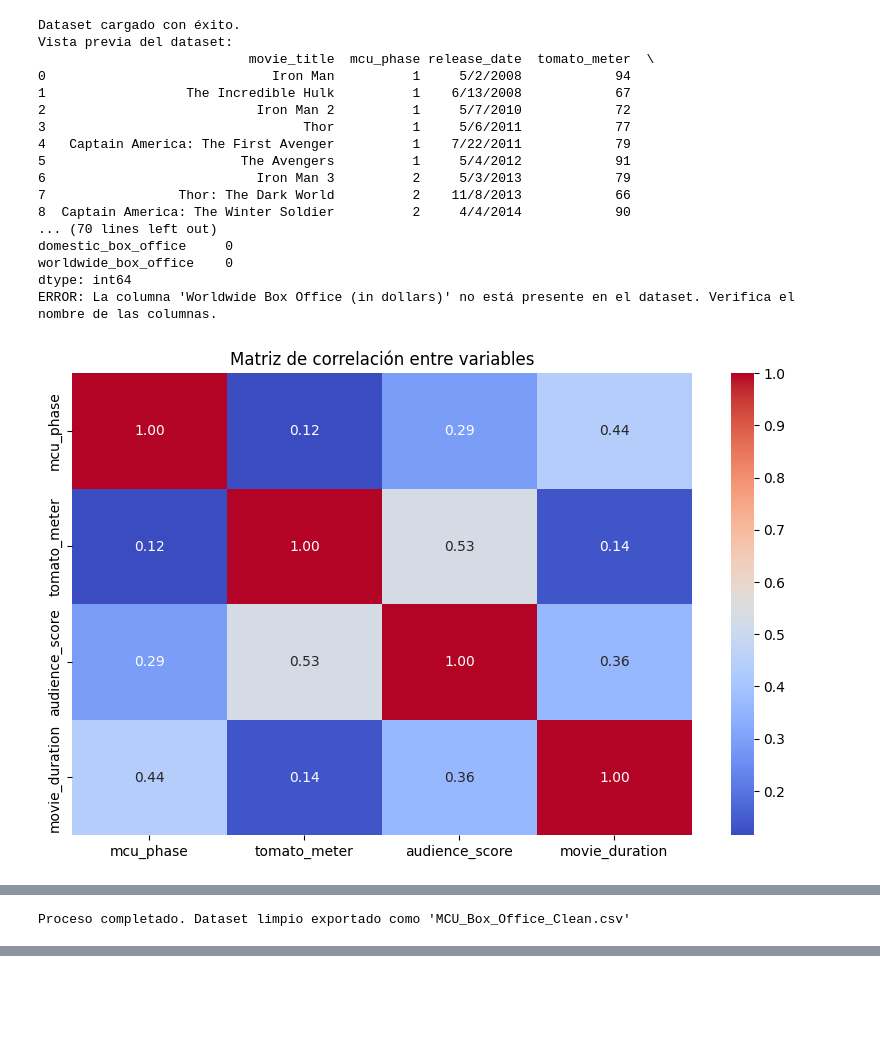
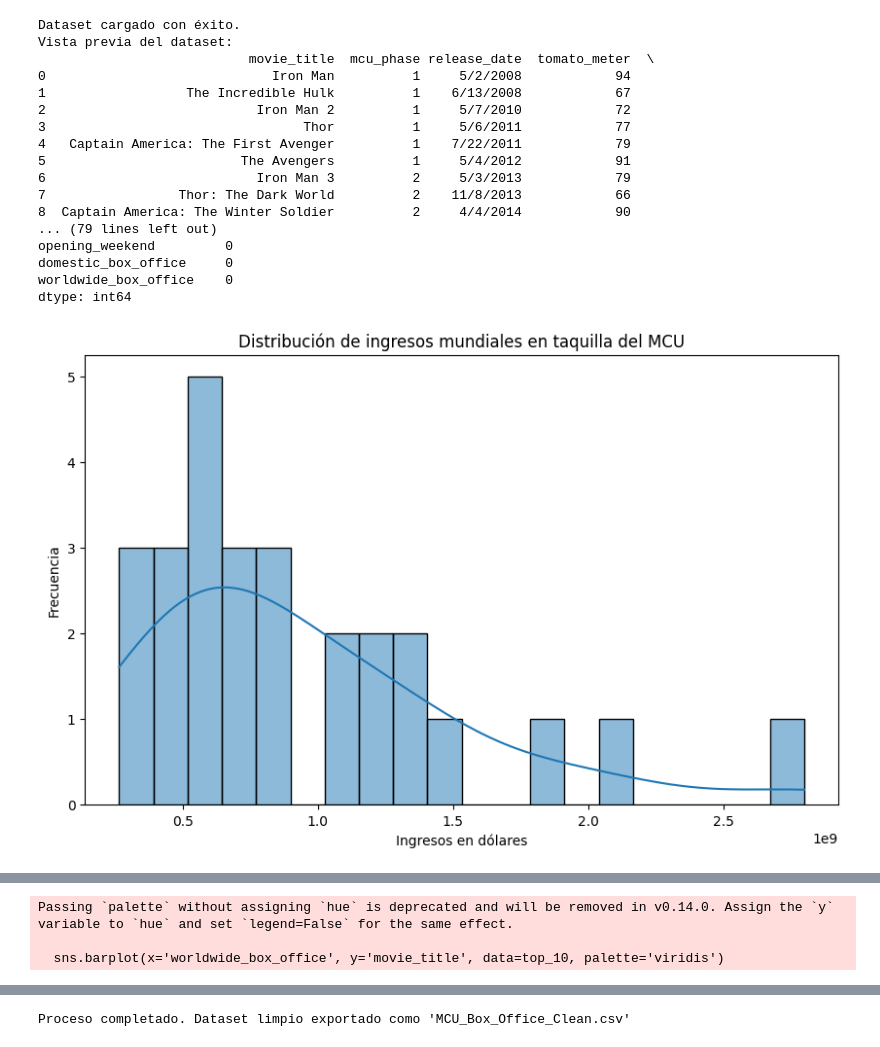
Before and after one commit to 71556420/pad_final_Luis_de_la_ossa, a Jupyter notebook: src/pad20251/proyecto_integrador.ipynb, the cells around one changed output, grey strips where cells are left out. Drawn from its saved outputs; the diff is of its cells as text; code cells hidden in the pictures; blank space fills up the shorter version.

```diff
--- a/src/pad20251/proyecto_integrador.ipynb
+++ b/src/pad20251/proyecto_integrador.ipynb
@@ -4,7 +4,6 @@
 # Proyecto Integrador - Análisis del MCU Box Office Dataset
 
 import pandas as pd
-import numpy as np
 import seaborn as sns
 import matplotlib.pyplot as plt
 import os
@@ -42,82 +41,91 @@ else:
     print("ERROR: No se encontró el archivo CSV. Verifica la descarga.")
 
 if df is not None:
-    ## 2. Exploración de datos
+    # 2. Exploración de datos
     print("Vista previa del dataset:")
     print(df.head(10))
     print(f"\nEl dataset tiene {df.shape[0]} filas y {df.shape[1]} columnas.")
-    print("\nColumnas disponibles:", df.columns.tolist())
+    print("\nColumnas disponibles exactamente como están:")
+    for col in df.columns:
+        print(f"- '{col}'")
+
     print("\nInformación general:")
     print(df.info())
     print("\nEstadísticas descriptivas:")
     print(df.describe())
 
-    ## 3. Limpieza de datos
+    # 3. Limpieza de datos
     print("\nValores nulos por columna:")
     print(df.isnull().sum())
 
     # Eliminar filas con valores nulos
     df.dropna(inplace=True)
 
-    ## 4. Conversión de tipos de datos
-    if 'Release Date' in df.columns:
-        df['Release Date'] = pd.to_datetime(df['Release Date'], errors='coerce')
-        df.dropna(subset=['Release Date'], inplace=True)
+    # 4. Conversión de tipos de datos
+    # Convertir 'release_date' a tipo datetime
+    if 'release_date' in df.columns:
+        df['release_date'] = pd.to_datetime(df['release_date'], errors='coerce')
+        df.dropna(subset=['release_date'], inplace=True)
 
-    ## 5. Visualización de datos
-    col_name = 'Worldwide Box Office (in dollars)'
-    if col_name in df.columns:
+    # Convertir columnas de ingresos a numéricas
+    income_columns = ['production_budget', 'opening_weekend', 'domestic_box_office', 'worldwide_box_office']
+    for col in income_columns:
+        if col in df.columns:
+            df[col] = df[col].replace('[\$,]', '', regex=True).astype(float)
+
+    # 5. Visualización de datos
+    # Histograma de ingresos mundiales
+    if 'worldwide_box_office' in df.columns:
         plt.figure(figsize=(10, 6))
-        sns.histplot(df[col_name], bins=20, kde=True)
-        plt.title("Distribución de ingresos en taquilla del MCU")
+        sns.histplot(df['worldwide_box_office'], bins=20, kde=True)
+        plt.title("Distribución de ingresos mundiales en taquilla del MCU")
         plt.xlabel("Ingresos en dólares")
         plt.ylabel("Frecuencia")
         plt.show()
 
+        # Tendencia de ingresos por fecha de estreno
         plt.figure(figsize=(12, 6))
-        sns.lineplot(x='Release Date', y=col_name, data=df, marker='o')
+        sns.lineplot(x='release_date', y='worldwide_box_office', data=df, marker='o')
         plt.xticks(rotation=45)
         plt.title("Tendencia de ingresos en taquilla por fecha de estreno")
         plt.xlabel("Fecha de estreno")
         plt.ylabel("Ingresos en dólares")
         plt.show()
-    else:
-        print(f"ERROR: La columna '{col_name}' no está presente en el dataset. Verifica el nombre de las columnas.")
 
-    ## 6. Análisis adicional
+        # Top 10 películas con mayores ingresos
+        top_10 = df.nlargest(10, 'worldwide_box_office')
+        plt.figure(figsize=(12, 6))
+        sns.barplot(x='worldwide_box_office', y='movie_title', data=top_10, palette='viridis')
+        plt.title("Top 10 películas con mayores ingresos en taquilla")
+        plt.xlabel("Ingresos en dólares")
+        plt.ylabel("Película")
+        plt.show()
+
+    # 6. Matriz de correlación
     plt.figure(figsize=(10, 6))
     sns.heatmap(df.corr(numeric_only=True), annot=True, cmap='coolwarm', fmt='.2f')
     plt.title("Matriz de correlación entre variables")
     plt.show()
 
-    if col_name in df.columns:
-        top_10 = df.nlargest(10, col_name)
-        plt.figure(figsize=(12, 6))
-        sns.barplot(x=col_name, y='Film', data=top_10, palette='viridis')
-        plt.title("Top 10 películas con mayores ingresos en taquilla")
-        plt.xlabel("Ingresos en dólares")
-        plt.ylabel("Película")
-        plt.show()
-
-    ## 7. Exportación del dataset limpio
+    # 7. Exportación del dataset limpio
     df.to_csv("MCU_Box_Office_Clean.csv", index=False, encoding='utf-8')
     print("Proceso completado. Dataset limpio exportado como 'MCU_Box_Office_Clean.csv'")
 # %% [output]
 Dataset cargado con éxito.
 Vista previa del dataset:
                            movie_title  mcu_phase release_date  tomato_meter  \
 0                             Iron Man          1     5/2/2008            94
 1                  The Incredible Hulk          1    6/13/2008            67
 2                           Iron Man 2          1     5/7/2010            72
 3                                 Thor          1     5/6/2011            77
 4   Captain America: The First Avenger          1    7/22/2011            79
 5                         The Avengers          1     5/4/2012            91
 6                           Iron Man 3          2     5/3/2013            79
 7                 Thor: The Dark World          2    11/8/2013            66
 8  Captain America: The Winter Soldier          2     4/4/2014            90
-... (70 lines left out)
+... (79 lines left out)
+opening_weekend         0
 domestic_box_office     0
 worldwide_box_office    0
 dtype: int64
-ERROR: La columna 'Worldwide Box Office (in dollars)' no está presente en el dataset. Verifica el nombre de las columnas.
-[figure, old version]
+[figure, new version]
@@ -124 +133,3 @@ ERROR: La columna 'Worldwide Box Office (in dollars)' no está presente en el da
-Proceso completado. Dataset limpio exportado como 'MCU_Box_Office_Clean.csv'
+Passing `palette` without assigning `hue` is deprecated and will be removed in v0.14.0. Assign the `y` variable to `hue` and set `legend=False` for the same effect.
+
+  sns.barplot(x='worldwide_box_office', y='movie_title', data=top_10, palette='viridis')
@@ -124,0 +138 @@ Proceso completado. Dataset limpio exportado como 'MCU_Box_Office_Clean.csv'
+Proceso completado. Dataset limpio exportado como 'MCU_Box_Office_Clean.csv'
```
Also changed, not shown: parts of 1 cell of this notebook.
